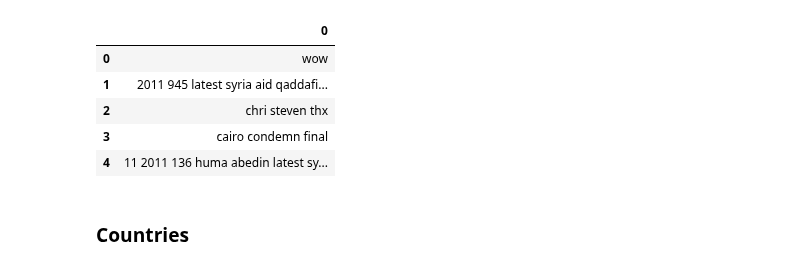
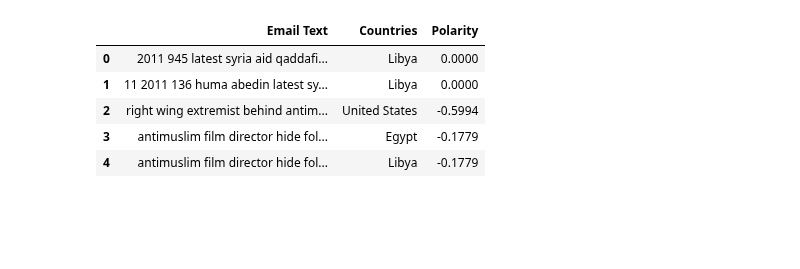
Before and after one commit to amirsh/ada-ana, a Jupyter notebook: HW5-notebooks/HW5-part2.ipynb, the cells around one changed output. Saved outputs shown, nothing was run; the diff lists cells and outputs as text; code cells hidden in the pictures; blank space fills up the shorter version.

```diff
--- a/HW5-notebooks/HW5-part2.ipynb
+++ b/HW5-notebooks/HW5-part2.ipynb
@@ -22,0 +105,10 @@ clean_emails = pd.read_csv(clean_emails_filename,index_col = 0, header = 0).drop
+# %%
+mentionned_countries = {}
+
+for i in np.arange(clean_emails.shape[0]):
+    mail = clean_emails.iloc[i,0]
+    mentionned_countries[i] =  country_mentions(mail,countries)
+
+mentionned_countries = pd.Series(mentionned_countries)
+clean_emails['Countries'] = mentionned_countries
+clean_emails.head()
@@ -22,0 +122,7 @@ clean_emails = pd.read_csv(clean_emails_filename,index_col = 0, header = 0).drop
+# %%
+print('Number of emails : {}.'.format(clean_emails.shape[0]))
+# suppress emails without any country mention
+clean_emails = clean_emails[[(countries != []) for countries in clean_emails['Countries']]]
+print('Number of emails with coutries\' mentions: {}.'.format(clean_emails.shape[0]))
+clean_emails = clean_emails.set_index(np.arange(clean_emails.shape[0]))
+clean_emails.head()
@@ -22,0 +142,14 @@ clean_emails = pd.read_csv(clean_emails_filename,index_col = 0, header = 0).drop
+# %%
+vader_analyzer = SentimentIntensityAnalyzer()
+
+sentiments = {}
+id = 1
+
+for i in np.arange(clean_emails.shape[0]):
+    mail = clean_emails.iloc[i,0]
+    score = vader_analyzer.polarity_scores(mail)['compound']
+    sentiments[i] = score
+
+sentiments = pd.Series(sentiments)
+clean_emails['Polarity'] = sentiments
+clean_emails.head()
@@ -23,11 +169,14 @@ clean_emails = pd.read_csv(clean_emails_filename,index_col = 0, header = 0).drop
+# %%
+rows = []
+_ = clean_emails.apply(lambda row: [rows.append([row['Email Text'], nn, row['Polarity']])
+                         for nn in row.Countries], axis=1)
+clean_emails_new = pd.DataFrame(rows, columns=clean_emails.columns)
 # %%
-clean_emails.head()
+clean_emails_new.head()
 # %% [output]
-|  | 0 |
-| 0 | wow |
-| 1 | 2011 945 latest syria aid qaddafi... |
-| 2 | chri steven thx |
-| 3 | cairo condemn final |
-| 4 | 11 2011 136 huma abedin latest sy... |
+|  | Email Text | Countries | Polarity |
+| 0 | 2011 945 latest syria aid qaddafi... | Libya | 0.0000 |
+| 1 | 11 2011 136 huma abedin latest sy... | Libya | 0.0000 |
+| 2 | right wing extremist behind antim... | United States | -0.5994 |
+| 3 | antimuslim film director hide fol... | Egypt | -0.1779 |
+| 4 | antimuslim film director hide fol... | Libya | -0.1779 |
-# %% [markdown]
-### Countries
```
Also changed, not shown: parts of 29 cells of this notebook, 2 other files.
